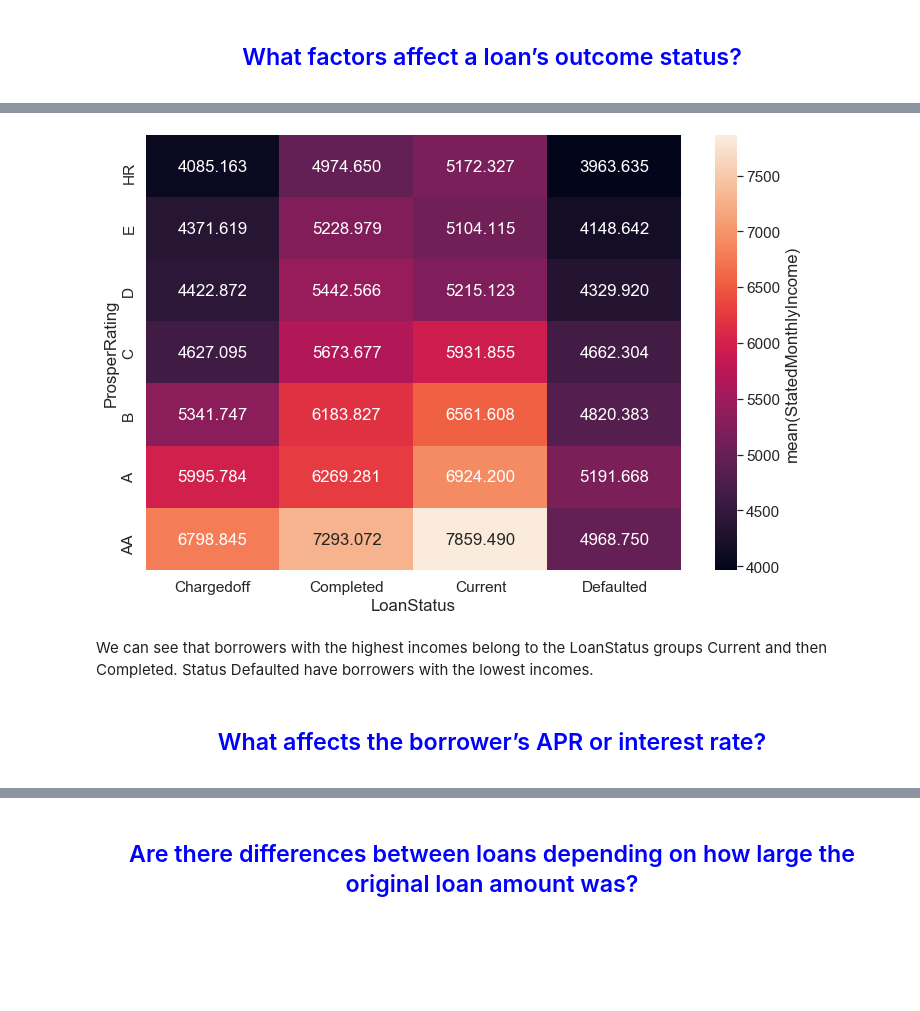
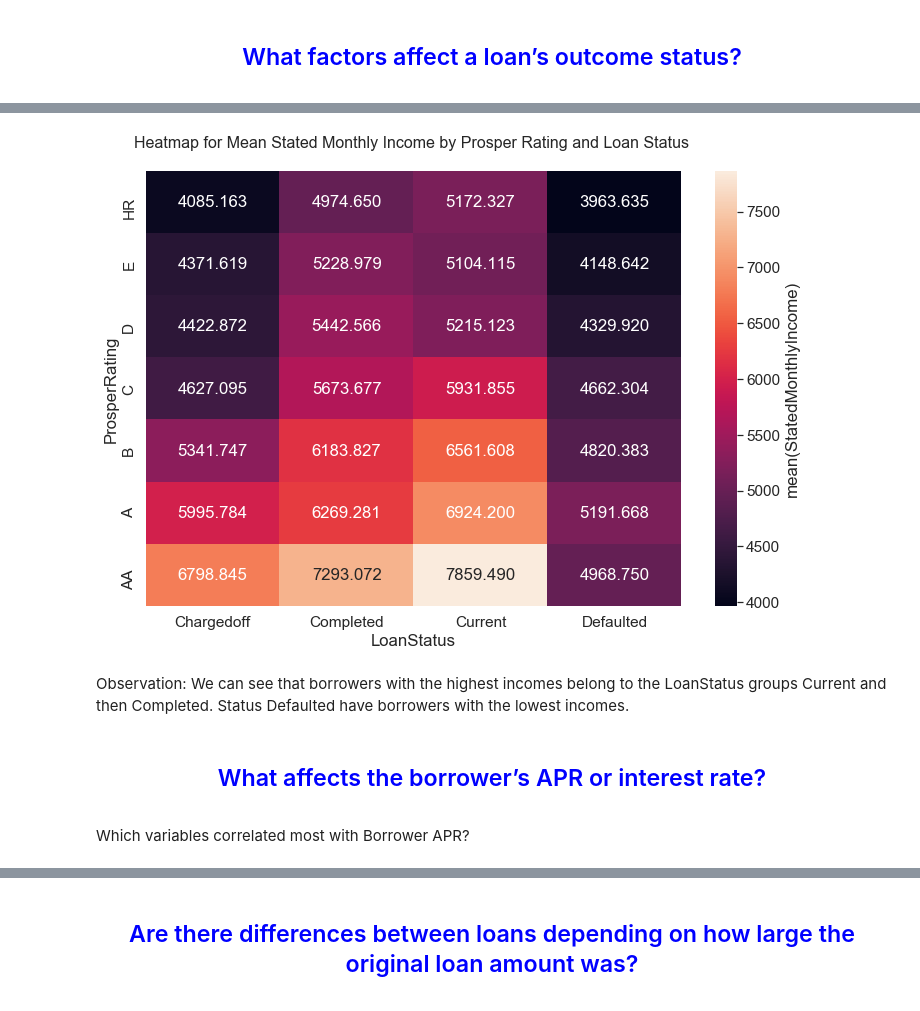
Before and after one commit to MishC/Udacity_DataAnalyst, a Jupyter notebook: project5_CommunicateDataFindings/Explanation.ipynb, the cells around one changed output, grey strips where cells are left out. Cells and saved outputs as stored; diff of their text form; code cells hidden in the pictures; blank space fills up the shorter version.

```diff
--- a/project5_CommunicateDataFindings/Explanation.ipynb
+++ b/project5_CommunicateDataFindings/Explanation.ipynb
@@ -158,21 +172,24 @@ From the about heatmap we cans that highest mean Loan Original Amounts have the
 # %%
 plt.figure(figsize = [12, 8])
 
 cat_means = df1_sub.groupby(['LoanStatus', 'ProsperRating']).mean()['StatedMonthlyIncome']
 cat_means = cat_means.reset_index(name = 'StatedMonthlyIncome')
 
 cat_means = cat_means.pivot(index = 'ProsperRating', columns = 'LoanStatus',
                             values = 'StatedMonthlyIncome')
-sb.heatmap(cat_means, annot = True, fmt = '.3f',
+ax=sb.heatmap(cat_means, annot = True, fmt = '.3f',
            cbar_kws = {'label' : 'mean(StatedMonthlyIncome)'});
+ax.set_title('Heatmap for Mean Stated Monthly Income by Prosper Rating and Loan Status \n', fontsize=16);
 # %% [output]
-[figure, old version]
+[figure, new version]
 # %% [markdown]
-We can see that borrowers with the highest incomes belong to the LoanStatus groups Current and then Completed. Status Defaulted have borrowers with the lowest incomes.
+Observation: We can see that borrowers with the highest incomes belong to the LoanStatus groups Current and then Completed. Status Defaulted have borrowers with the lowest incomes.
 # %% [markdown]
 <center><h2><font color="blue"> What affects the borrower’s APR or interest rate? </font></h2></center>
 # %%
 num_vars = ['LoanOriginalAmount', 'BorrowerAPR', 'AvailableBankcardCredit']
+# %% [markdown]
+Which variables correlated most with Borrower APR?
 # %%
 # correlation matrix
 plt.figure(figsize = [10, 7])
```
Also changed, not shown: parts of 33 cells of this notebook, 1 other file.
